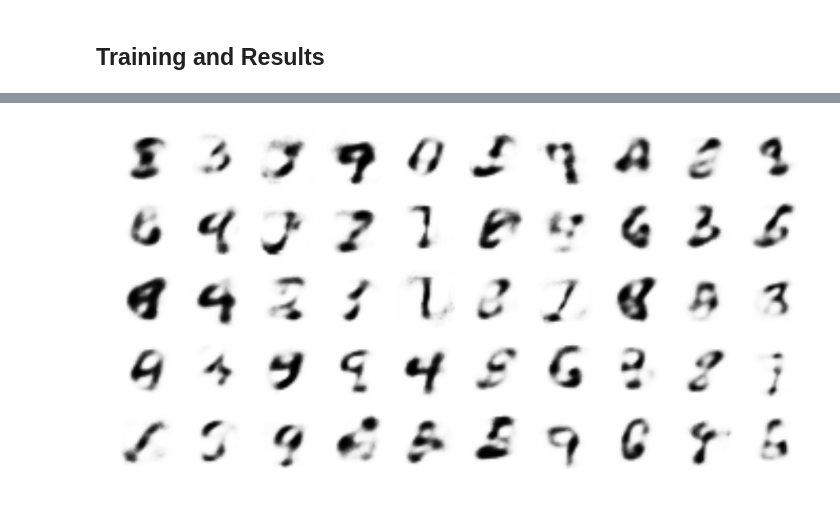
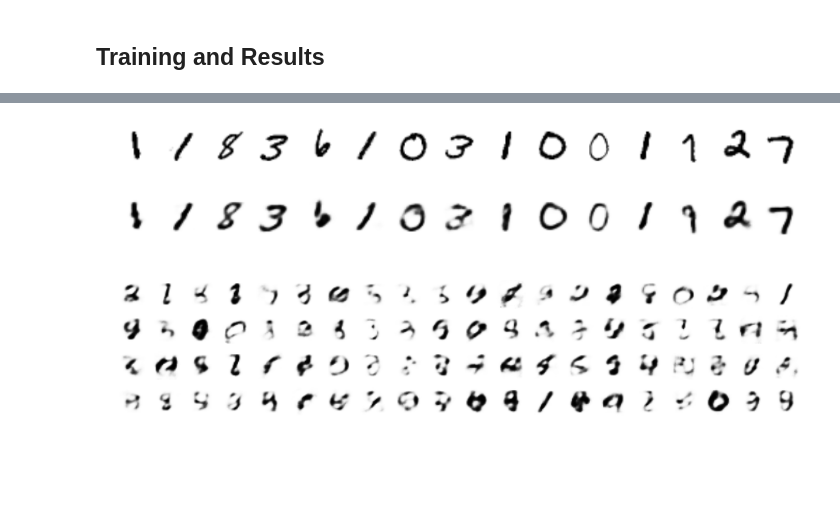
Before and after one commit to jeffschecter/sandbox, a Jupyter notebook: MNIST categorical variational autoencoder.ipynb, the cells around one changed output, grey strips where cells are left out. Drawn from its saved outputs; the diff is of its cells as text; code cells hidden in the pictures; blank space fills up the shorter version.

```diff
--- a/MNIST categorical variational autoencoder.ipynb
+++ b/MNIST categorical variational autoencoder.ipynb
@@ -244,5 +265,9 @@ gsvae.show_reconstructions(all_im[123:128])
-# %%
-gsvae.show_generated(50)
-# %% [output]
-[figure, removed]
+# %%
+gsae.show_reconstructions(all_im[200:215])
+# %% [output]
+[figure, added]
+# %%
+gsae.show_generated(80)
+# %% [output]
+[figure, added]
 # %%
```
Also changed, not shown: parts of 14 cells of this notebook.
